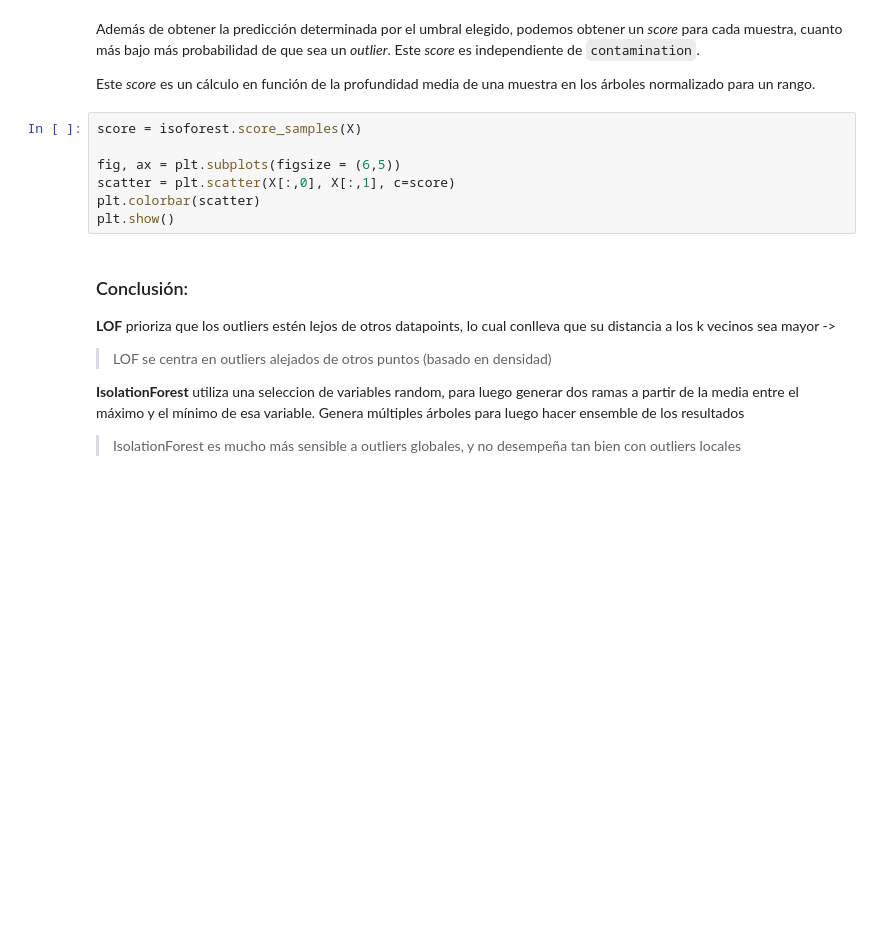
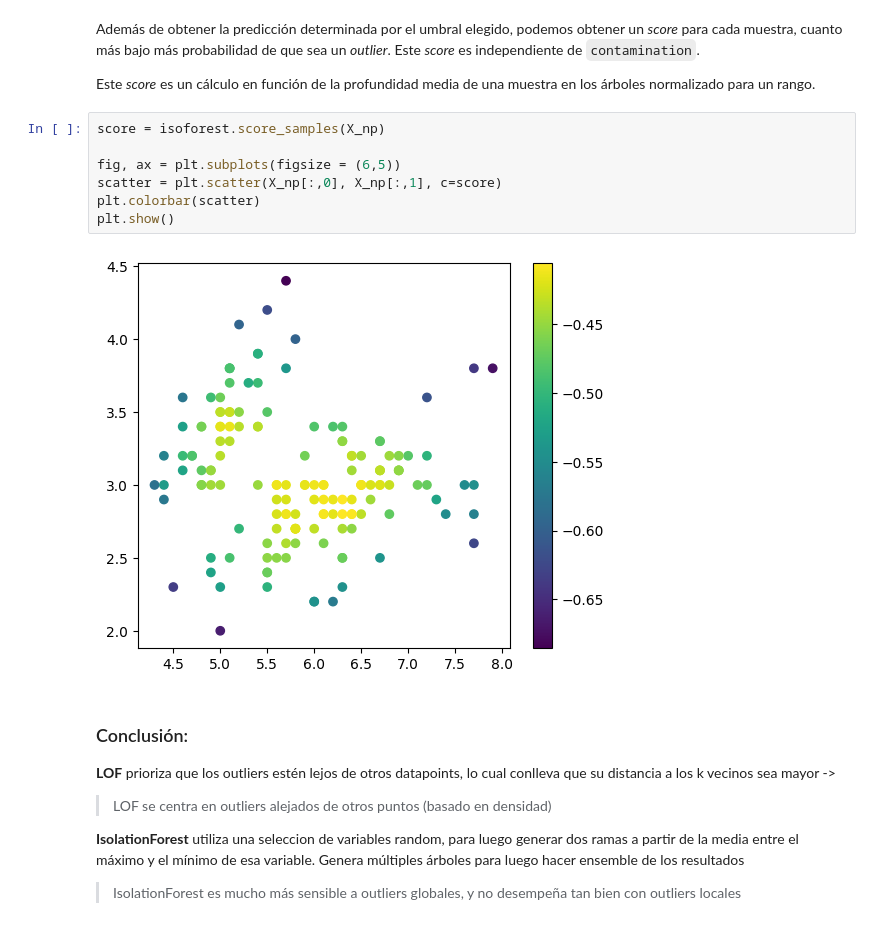
Before and after one commit to dtoralg/TheValley_MDS, a Jupyter notebook: notebooks/E2_Clustering_Jeraquico_con_IRIS.ipynb, the cells around one changed output. Cells and saved outputs as stored; diff of their text form; blank space fills up the shorter version.

```diff
--- a/notebooks/E2_Clustering_Jeraquico_con_IRIS.ipynb
+++ b/notebooks/E2_Clustering_Jeraquico_con_IRIS.ipynb
@@ -262,12 +263,14 @@ Además de obtener la predicción determinada por el umbral elegido, podemos obt
 
 Este *score* es un cálculo en función de la profundidad media de una muestra en los árboles normalizado para un rango.
 # %%
-score = isoforest.score_samples(X)
+score = isoforest.score_samples(X_np)
 
 fig, ax = plt.subplots(figsize = (6,5))
-scatter = plt.scatter(X[:,0], X[:,1], c=score)
+scatter = plt.scatter(X_np[:,0], X_np[:,1], c=score)
 plt.colorbar(scatter)
 plt.show()
+# %% [output]
+[figure, added]
 # %% [markdown]
 ### Conclusión:
 
```
Also changed, not shown: parts of 5 cells of this notebook.
